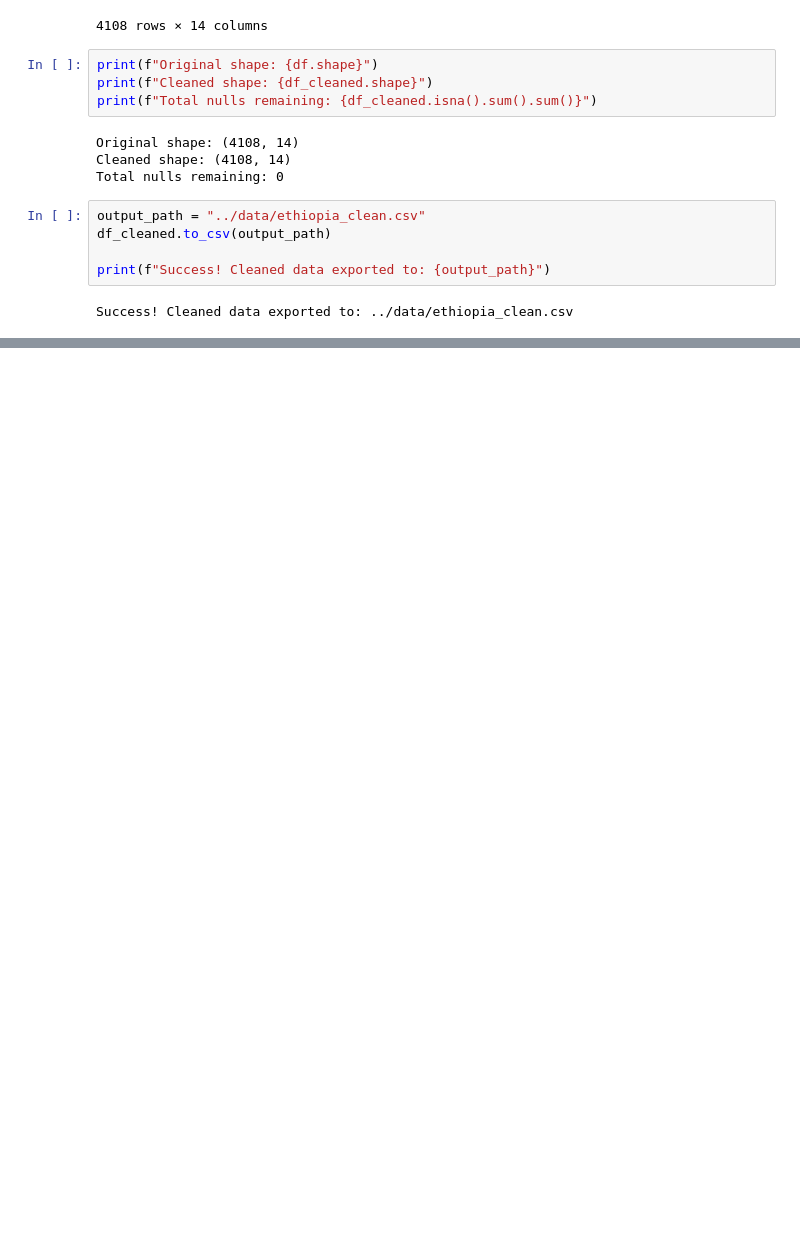
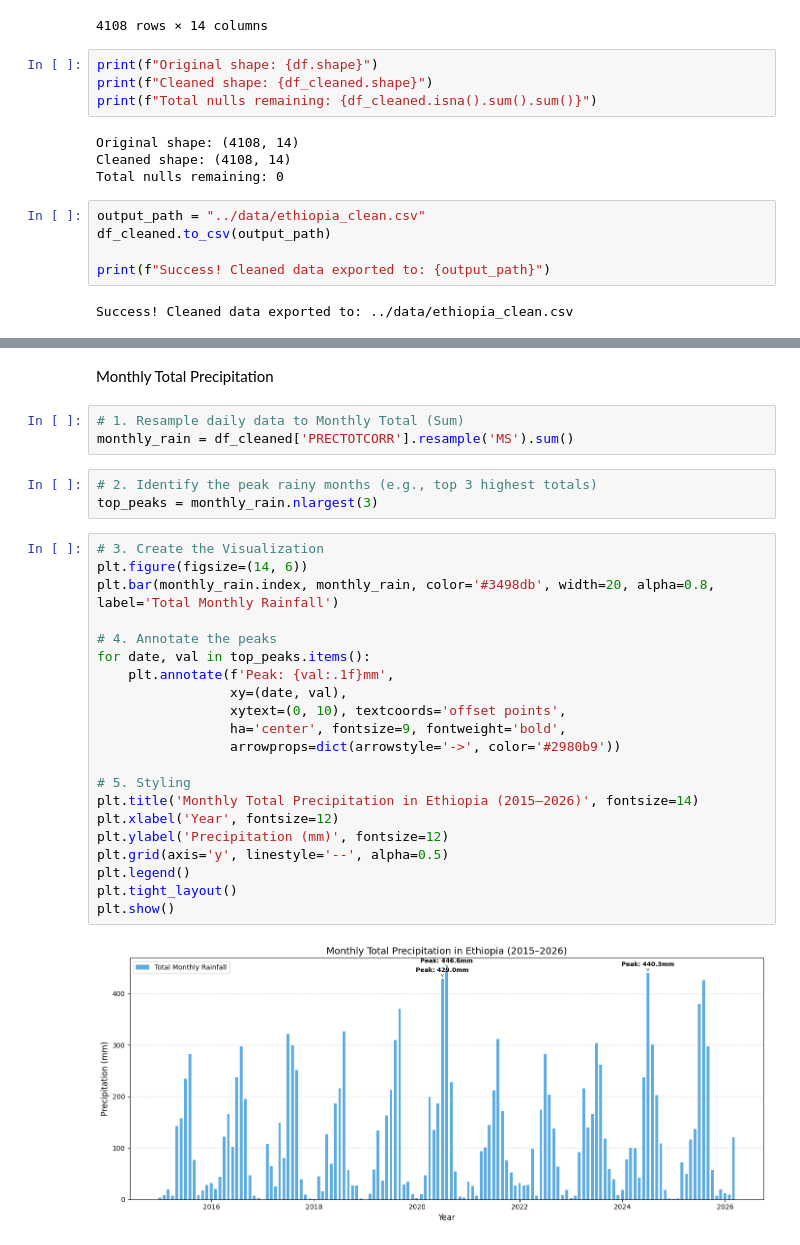
Before and after one commit to meronsisay/climate-challenge-week0, a Jupyter notebook: notebooks/ethiopia_eda.ipynb, the cells around one changed output, grey strips where cells are left out. Cells and saved outputs as stored; diff of their text form; blank space fills up the shorter version.

```diff
--- a/notebooks/ethiopia_eda.ipynb
+++ b/notebooks/ethiopia_eda.ipynb
@@ -354,0 +428,31 @@ Success! Cleaned data exported to: ../data/ethiopia_clean.csv
+# %% [markdown]
+Monthly Total Precipitation
+# %%
+# 1. Resample daily data to Monthly Total (Sum)
+monthly_rain = df_cleaned['PRECTOTCORR'].resample('MS').sum()
+# %%
+# 2. Identify the peak rainy months (e.g., top 3 highest totals)
+top_peaks = monthly_rain.nlargest(3)
+# %%
+# 3. Create the Visualization
+plt.figure(figsize=(14, 6))
+plt.bar(monthly_rain.index, monthly_rain, color='#3498db', width=20, alpha=0.8, label='Total Monthly Rainfall')
+
+# 4. Annotate the peaks
+for date, val in top_peaks.items():
+    plt.annotate(f'Peak: {val:.1f}mm',
+                 xy=(date, val),
+                 xytext=(0, 10), textcoords='offset points',
+                 ha='center', fontsize=9, fontweight='bold',
+                 arrowprops=dict(arrowstyle='->', color='#2980b9'))
+
+# 5. Styling
+plt.title('Monthly Total Precipitation in Ethiopia (2015–2026)', fontsize=14)
+plt.xlabel('Year', fontsize=12)
+plt.ylabel('Precipitation (mm)', fontsize=12)
+plt.grid(axis='y', linestyle='--', alpha=0.5)
+plt.legend()
+plt.tight_layout()
+plt.show()
+# %% [output]
+[figure, added]
```
Also changed, not shown: parts of 30 cells of this notebook.
